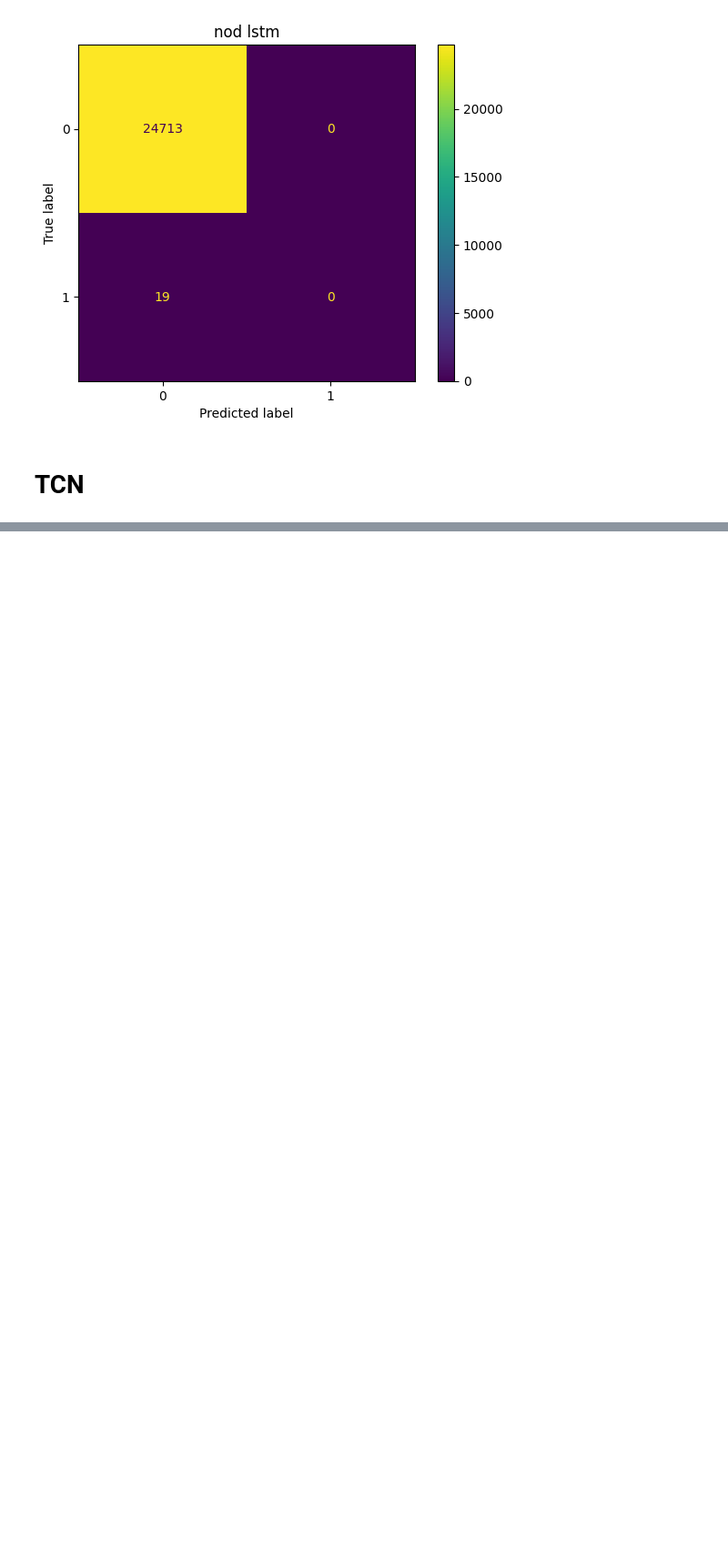
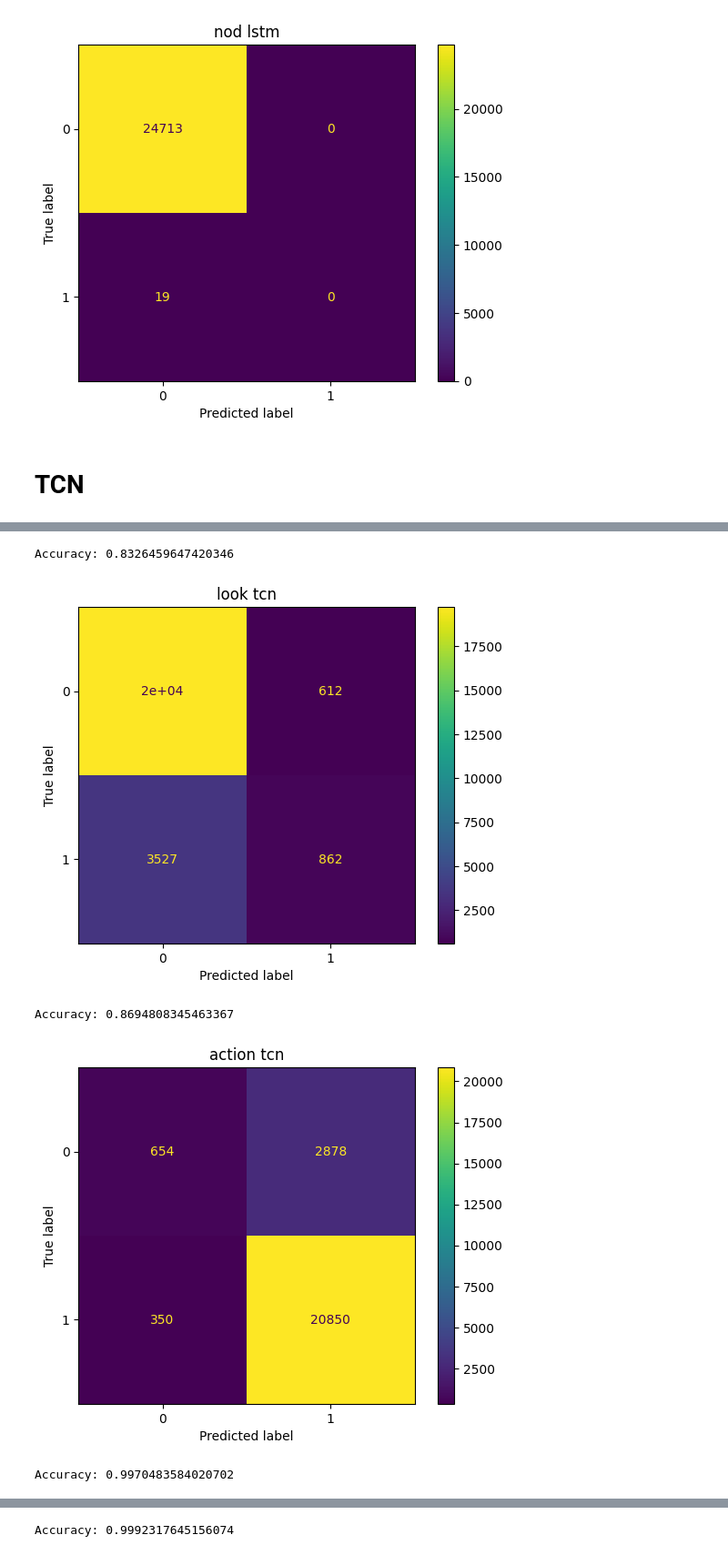
Before and after one commit to deniz997/pedestrian-pose-recognition, a Jupyter notebook: model/action_recognition/simple_classifiers.ipynb, the cells around one changed output, grey strips where cells are left out. Shown at 91% size. Saved outputs shown, nothing was run; the diff lists cells and outputs as text; code cells hidden in the pictures; blank space fills up the shorter version.

Commit message:
save models

```diff
--- a/model/action_recognition/simple_classifiers.ipynb
+++ b/model/action_recognition/simple_classifiers.ipynb
@@ -354,2 +359,31 @@ Accuracy: 0.9969270580624292
 Accuracy: 0.9992317645156074
 [figure]
+# %%
+checkpoint_path = "C:/Users/max00/Documents/PoseRecognition/pedestrian-pose-recognition/model/action_recognition/saved_trainings/cp_tcn_06.ckpt"
+checkpoint_dir = os.path.dirname(checkpoint_path)
+
+cp_callback = tf.keras.callbacks.ModelCheckpoint(filepath=checkpoint_path,
+                                                 save_weights_only=True,
+                                                 verbose=1)
+# %%
+features, coordinate_values = X_train.shape
+batch_size, time_steps, input_dim = None, 20, coordinate_values
+tcn_layer = TCN(input_shape=(coordinate_values, 1))
+# The receptive field tells you how far the model can see in terms of timesteps.
+print('Receptive field size =', tcn_layer.receptive_field)
+
+m = Sequential([
+        tcn_layer,
+        Dense(4, activation='sigmoid')
+    ])
+
+m.compile(optimizer='adam', loss=tf.keras.losses.binary_crossentropy, metrics=[tf.keras.metrics.F1Score(
+        average='weighted', threshold=0.6, name='f1_score', dtype=None)])
+
+tcn_full_summary(m, expand_residual_blocks=False)
+
+history = m.fit(X_train, Y_train,  epochs=10, steps_per_epoch=1000, callbacks=[cp_callback])
+predictions = m.predict(X_test)
+print("Complete")
+results = m.evaluate(X_test, Y_test, batch_size=32)
+print(dict(zip(m.metrics_names, results)))
@@ -355,0 +408,18 @@ Accuracy: 0.9992317645156074
+# %%
+i = 0
+for col in Y_train.columns:
+    pred = [1 if x >= 0.5 else 0 for x in (predictions[:, i])]
+    test = (Y_test.to_numpy())[:, i]
+    print(f'Accuracy: {accuracy_score(test,pred)}')
+    cm = confusion_matrix(test, pred)
+    disp = ConfusionMatrixDisplay(confusion_matrix=cm)
+    disp.plot()
+    plt.title(col + ' tcn')
+    plt.show()
+    i += 1
+# %% [output]
+Accuracy: 0.8326459647420346
+[figure, added]
+Accuracy: 0.8694808345463367
+[figure, added]
+Accuracy: 0.9970483584020702
@@ -355,0 +427 @@ Accuracy: 0.9992317645156074
+Accuracy: 0.9992317645156074
```
Also changed, not shown: parts of 15 cells of this notebook, 2 other files.
